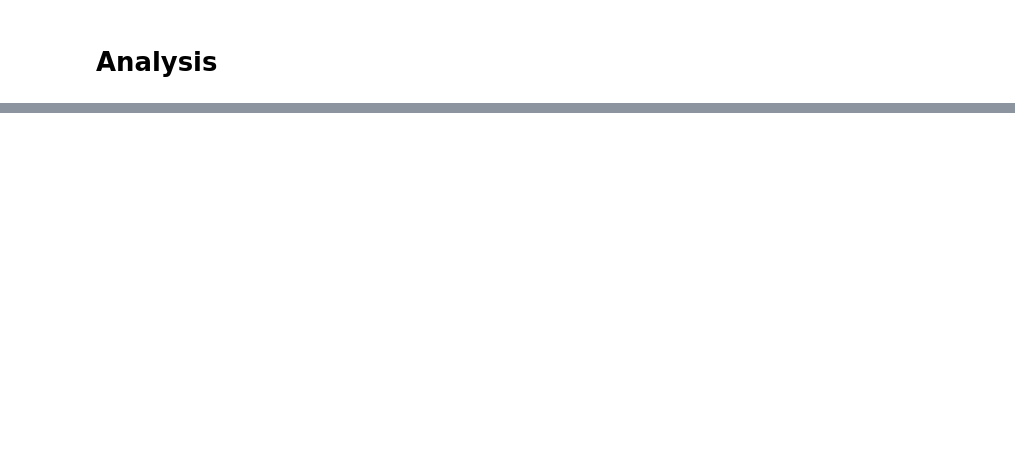
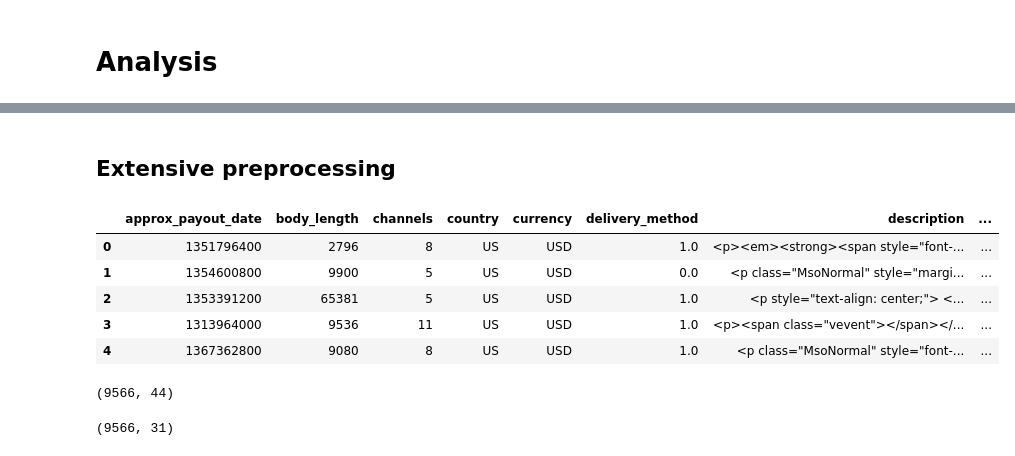
Before and after one commit to stevennooijen/model2production, a Jupyter notebook: notebooks/modelling.ipynb, the cells around one changed output, grey strips where cells are left out. Drawn from its saved outputs; the diff is of its cells as text; code cells hidden in the pictures; blank space fills up the shorter version.

```diff
--- a/notebooks/modelling.ipynb
+++ b/notebooks/modelling.ipynb
@@ -21,3 +21,17 @@ model = LogisticRegression()
 model.fit(X[['user_age', 'body_length', 'channels']], y)
 # %%
 X[['user_age', 'body_length', 'channels']].dtypes
+# %% [markdown]
+## Extensive preprocessing
+# %%
+X = data.copy()
+y = X.pop('label')
+# %%
+X.head()
+# %% [output]
+|  | approx_payout_date | body_length | channels | country | currency | delivery_method | description | ... |
+| 0 | 1351796400 | 2796 | 8 | US | USD | 1.0 | <p><em><strong><span style="font-... | ... |
+| 1 | 1354600800 | 9900 | 5 | US | USD | 0.0 | <p class="MsoNormal" style="margi... | ... |
+| 2 | 1353391200 | 65381 | 5 | US | USD | 1.0 | <p style="text-align: center;"> <... | ... |
+| 3 | 1313964000 | 9536 | 11 | US | USD | 1.0 | <p><span class="vevent"></span></... | ... |
+| 4 | 1367362800 | 9080 | 8 | US | USD | 1.0 | <p class="MsoNormal" style="font-... | ... |
@@ -23,0 +45,4 @@ X[['user_age', 'body_length', 'channels']].dtypes
+# %%
+X.shape
+# %% [output]
+(9566, 44)
@@ -23,0 +51,4 @@ X[['user_age', 'body_length', 'channels']].dtypes
+# %%
+X_clean.shape
+# %% [output]
+(9566, 31)
```
Also changed, not shown: parts of 19 cells of this notebook, 1 other file.
